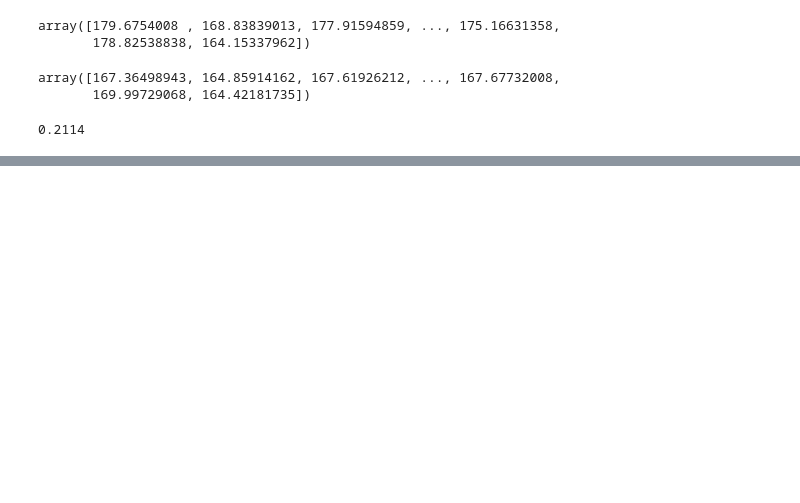
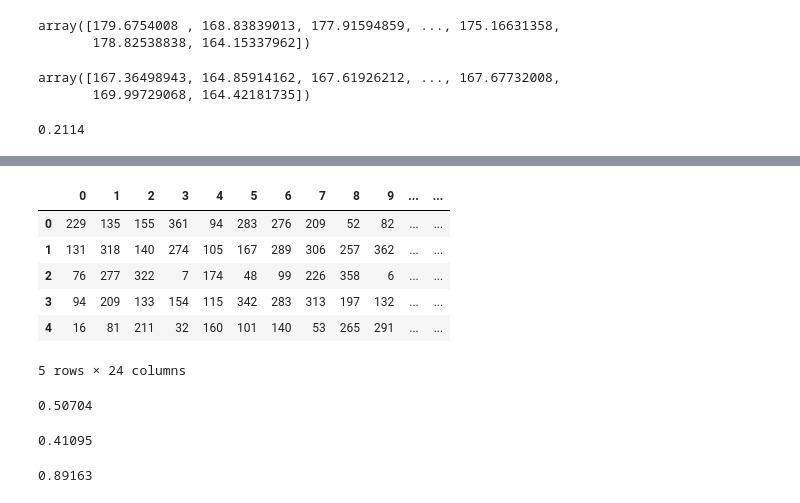
Before and after one commit to george887/statistics-exercises, a Jupyter notebook: simulation.ipynb, the cells around one changed output, grey strips where cells are left out. Saved outputs shown, nothing was run; the diff lists cells and outputs as text; code cells hidden in the pictures; blank space fills up the shorter version.

```diff
--- a/simulation.ipynb
+++ b/simulation.ipynb
@@ -197,0 +327,40 @@ np.random.normal?
+# %%
+df["n_unique"] = df.nunique(axis=1)
+df.head()
+# %% [output]
+|  | 0 | 1 | 2 | 3 | 4 | 5 | 6 | 7 | 8 | 9 | ... | ... |
+| 0 | 229 | 135 | 155 | 361 | 94 | 283 | 276 | 209 | 52 | 82 | ... | ... |
+| 1 | 131 | 318 | 140 | 274 | 105 | 167 | 289 | 306 | 257 | 362 | ... | ... |
+| 2 | 76 | 277 | 322 | 7 | 174 | 48 | 99 | 226 | 358 | 6 | ... | ... |
+| 3 | 94 | 209 | 133 | 154 | 115 | 342 | 283 | 313 | 197 | 132 | ... | ... |
+| 4 | 16 | 81 | 211 | 32 | 160 | 101 | 140 | 53 | 265 | 291 | ... | ... |
+5 rows × 24 columns
+# %%
+# If n_unique == 0 then nobody shares a birthday
+(df.n_unique != 23).mean()
+# %% [output]
+0.50704
+# %%
+# What about 20 people in the room?
+# What is probability that two people share a birthday
+n_trials = nrows = 100_000
+nbdays = ncols = 20
+
+birthdays = np.random.choice(range(365), size = (n_trials,nbdays))
+df = pd.DataFrame(birthdays)
+df["n_unique"] = df.nunique(axis=1)
+(df.n_unique != 20).mean()
+# %% [output]
+0.41095
+# %%
+# What about 40 people in the room?
+# What is probability that two people share a birthday
+n_trials = nrows = 100_000
+nbdays = ncols = 40
+
+birthdays = np.random.choice(range(365), size = (n_trials,nbdays))
+df = pd.DataFrame(birthdays)
+df["n_unique"] = df.nunique(axis=1)
+(df.n_unique != 40).mean()
+# %% [output]
+0.89163
```
Also changed, not shown: parts of 21 cells of this notebook.
